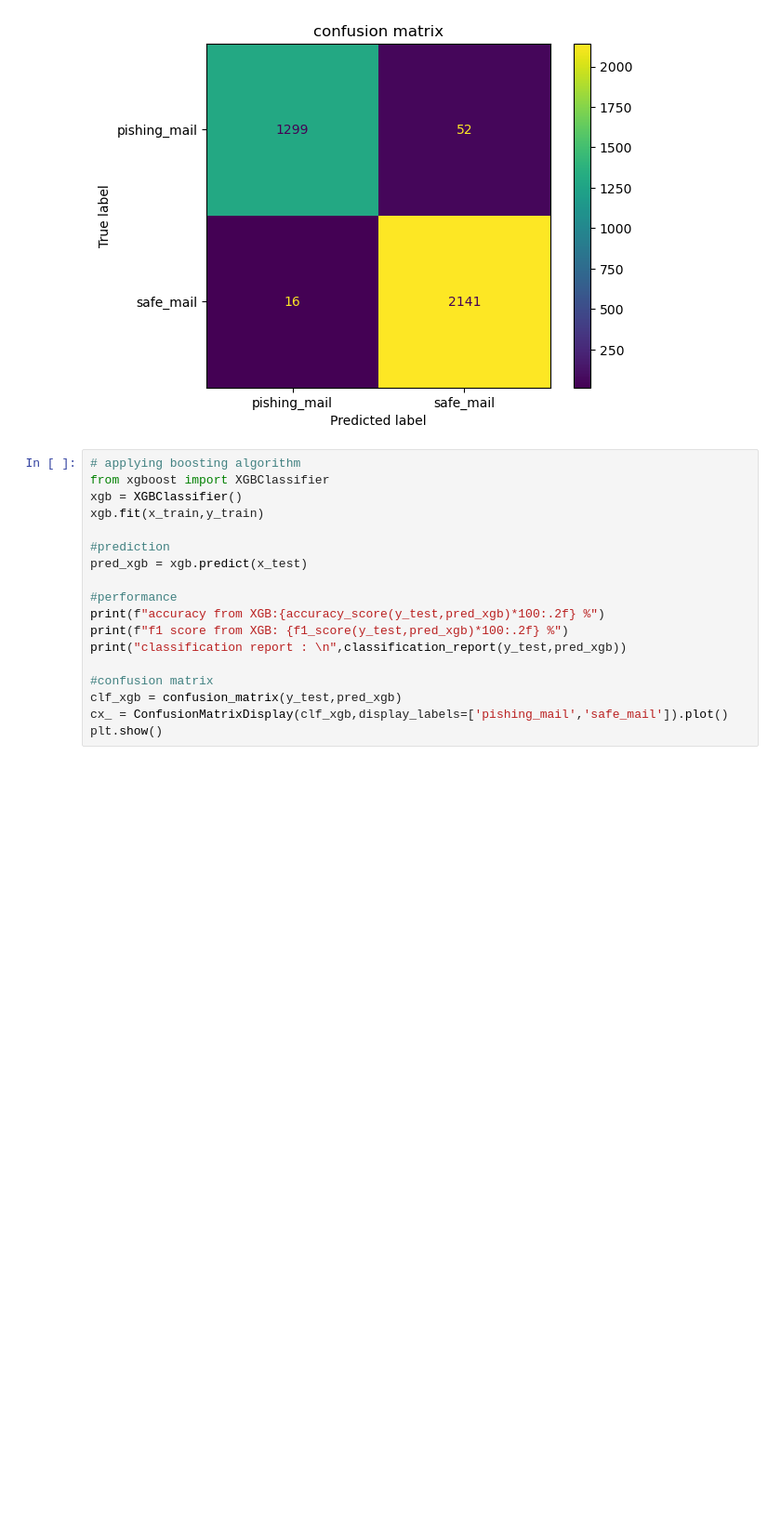
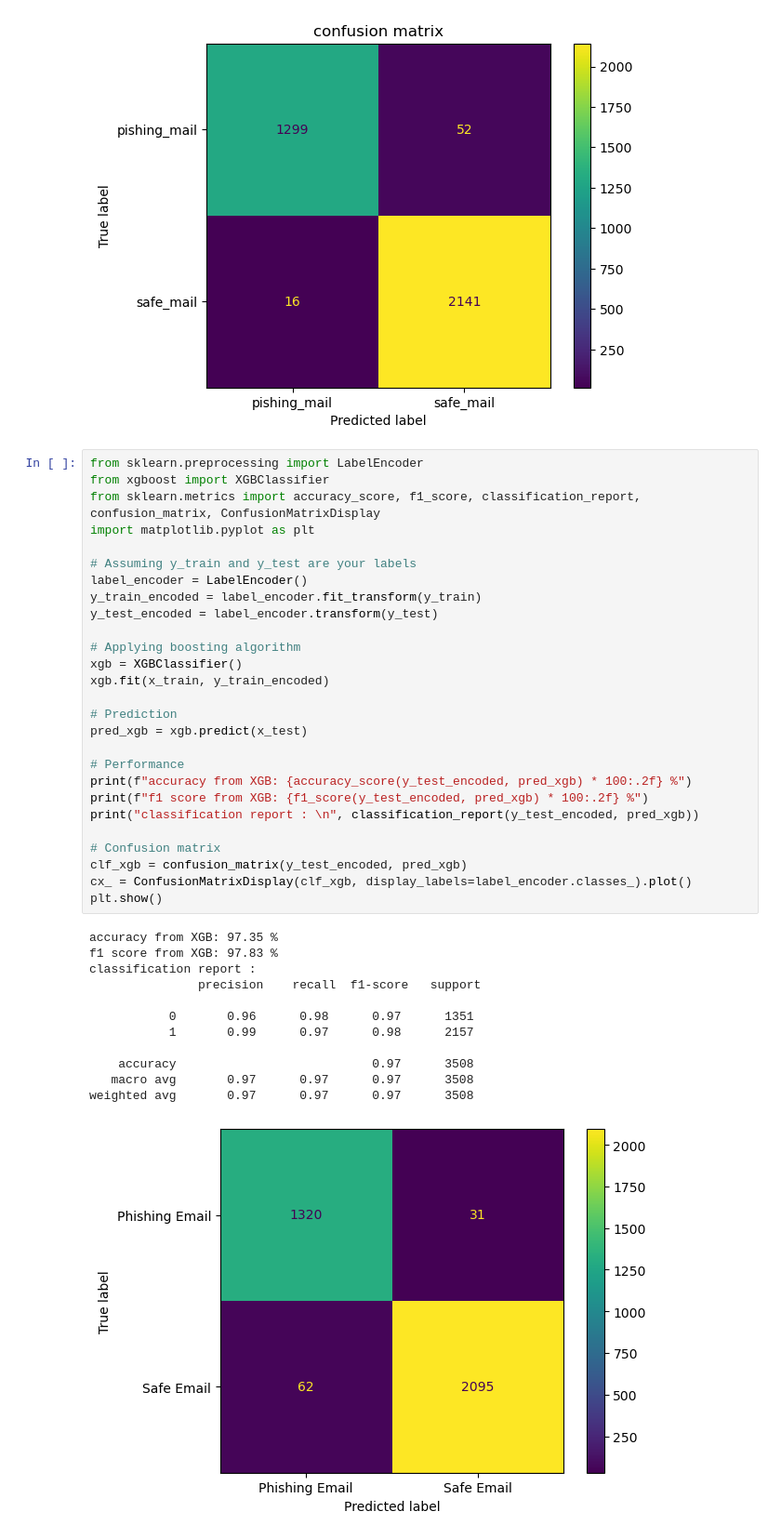
Before and after one commit to Hiroshan01/AI-Powered-Phishing-Email-Detection-, a Jupyter notebook: AIModel/phishingEmail.ipynb, the cells around one changed output. Shown at 93% size. Cells and saved outputs as stored; diff of their text form; blank space fills up the shorter version.

Commit message:
Applying boosting algorithm

```diff
--- a/AIModel/phishingEmail.ipynb
+++ b/AIModel/phishingEmail.ipynb
@@ -278,20 +278,42 @@ Phishing Email       0.99      0.96      0.97      1351
   weighted avg       0.98      0.98      0.98      3508
 [figure]
 # %%
-# applying boosting algorithm
+from sklearn.preprocessing import LabelEncoder
 from xgboost import XGBClassifier
+from sklearn.metrics import accuracy_score, f1_score, classification_report, confusion_matrix, ConfusionMatrixDisplay
+import matplotlib.pyplot as plt
+
+# Assuming y_train and y_test are your labels
+label_encoder = LabelEncoder()
+y_train_encoded = label_encoder.fit_transform(y_train)
+y_test_encoded = label_encoder.transform(y_test)
+
+# Applying boosting algorithm
 xgb = XGBClassifier()
-xgb.fit(x_train,y_train)
+xgb.fit(x_train, y_train_encoded)
 
-#prediction
+# Prediction
 pred_xgb = xgb.predict(x_test)
 
-#performance
-print(f"accuracy from XGB:{accuracy_score(y_test,pred_xgb)*100:.2f} %")
-print(f"f1 score from XGB: {f1_score(y_test,pred_xgb)*100:.2f} %")
-print("classification report : \n",classification_report(y_test,pred_xgb))
+# Performance
+print(f"accuracy from XGB: {accuracy_score(y_test_encoded, pred_xgb) * 100:.2f} %")
+print(f"f1 score from XGB: {f1_score(y_test_encoded, pred_xgb) * 100:.2f} %")
+print("classification report : \n", classification_report(y_test_encoded, pred_xgb))
 
-#confusion matrix
-clf_xgb = confusion_matrix(y_test,pred_xgb)
-cx_ = ConfusionMatrixDisplay(clf_xgb,display_labels=['pishing_mail','safe_mail']).plot()
+# Confusion matrix
+clf_xgb = confusion_matrix(y_test_encoded, pred_xgb)
+cx_ = ConfusionMatrixDisplay(clf_xgb, display_labels=label_encoder.classes_).plot()
 plt.show()
+# %% [output]
+accuracy from XGB: 97.35 %
+f1 score from XGB: 97.83 %
+classification report :
+               precision    recall  f1-score   support
+
+           0       0.96      0.98      0.97      1351
+           1       0.99      0.97      0.98      2157
+
+    accuracy                           0.97      3508
+   macro avg       0.97      0.97      0.97      3508
+weighted avg       0.97      0.97      0.97      3508
+[figure, added]
```
